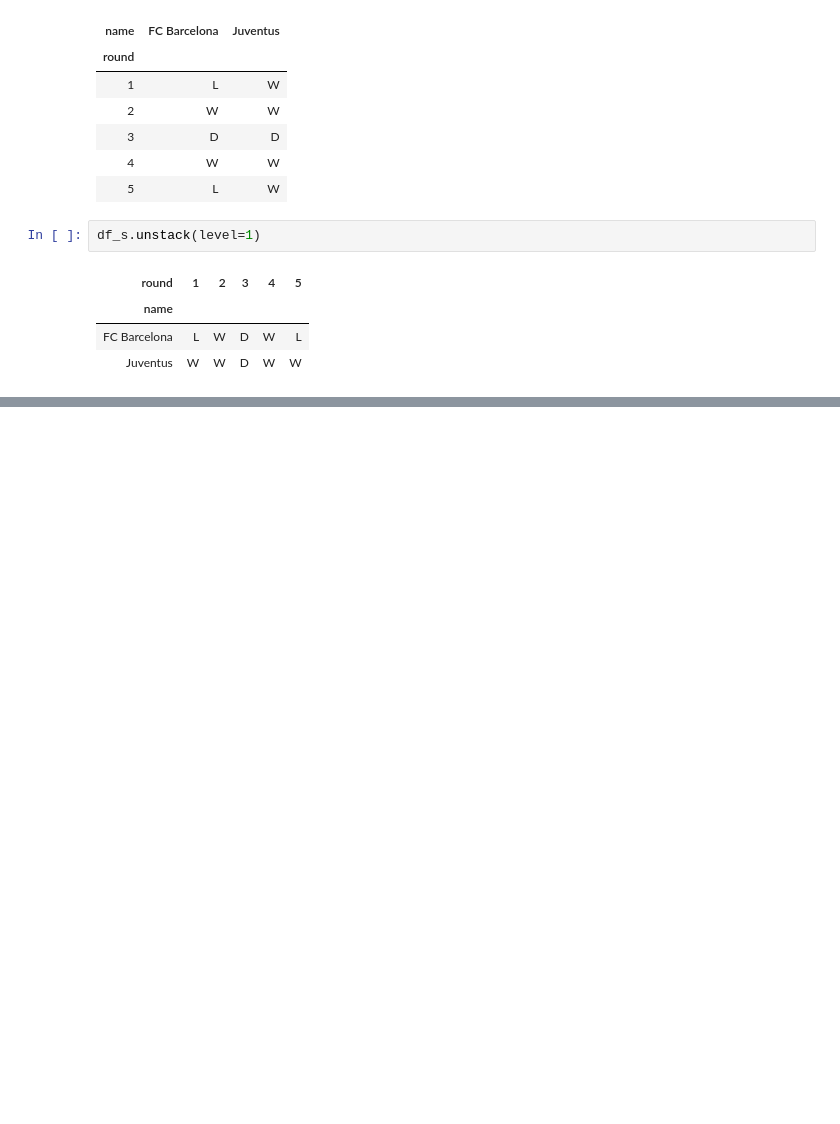
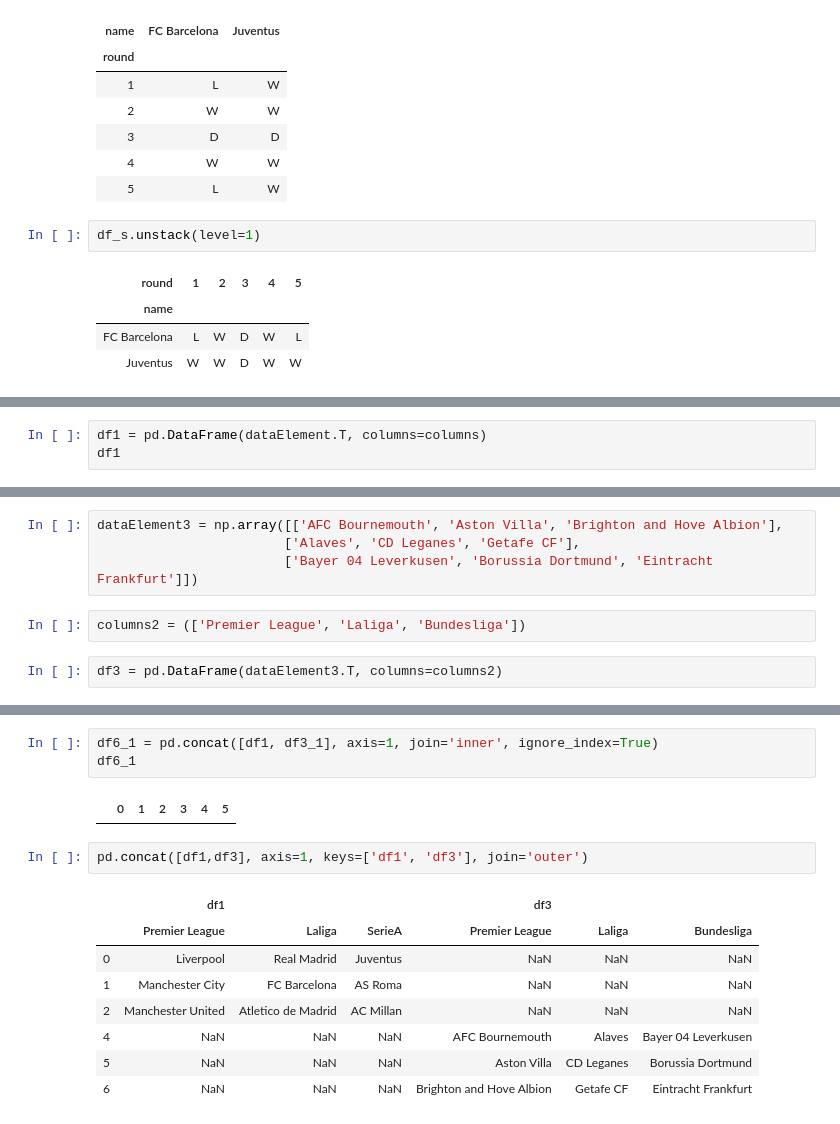
Before and after one commit to galaxy1014/ML_module_summary, a Jupyter notebook: Pandas/Chapter5_Reconstruction/Chapter5.ipynb, the cells around one changed output, grey strips where cells are left out. Cells and saved outputs as stored; diff of their text form; blank space fills up the shorter version.

Commit message:
add : add Chapter5.ipynb code
add concat method part

```diff
--- a/Pandas/Chapter5_Reconstruction/Chapter5.ipynb
+++ b/Pandas/Chapter5_Reconstruction/Chapter5.ipynb
@@ -610,0 +626,3 @@ df_s.unstack(level=1)
+# %%
+df1 = pd.DataFrame(dataElement.T, columns=columns)
+df1
@@ -610,0 +747,8 @@ df_s.unstack(level=1)
+# %%
+dataElement3 = np.array([['AFC Bournemouth', 'Aston Villa', 'Brighton and Hove Albion'],
+                        ['Alaves', 'CD Leganes', 'Getafe CF'],
+                        ['Bayer 04 Leverkusen', 'Borussia Dortmund', 'Eintracht Frankfurt']])
+# %%
+columns2 = (['Premier League', 'Laliga', 'Bundesliga'])
+# %%
+df3 = pd.DataFrame(dataElement3.T, columns=columns2)
@@ -610,0 +813,16 @@ df_s.unstack(level=1)
+# %%
+df6_1 = pd.concat([df1, df3_1], axis=1, join='inner', ignore_index=True)
+df6_1
+# %% [output]
+|  | 0 | 1 | 2 | 3 | 4 | 5 |
+# %%
+pd.concat([df1,df3], axis=1, keys=['df1', 'df3'], join='outer')
+# %% [output]
+|  | df1 |  |  | df3 |  |  |
+|  | Premier League | Laliga | SerieA | Premier League | Laliga | Bundesliga |
+| 0 | Liverpool | Real Madrid | Juventus | NaN | NaN | NaN |
+| 1 | Manchester City | FC Barcelona | AS Roma | NaN | NaN | NaN |
+| 2 | Manchester United | Atletico de Madrid | AC Millan | NaN | NaN | NaN |
+| 4 | NaN | NaN | NaN | AFC Bournemouth | Alaves | Bayer 04 Leverkusen |
+| 5 | NaN | NaN | NaN | Aston Villa | CD Leganes | Borussia Dortmund |
+| 6 | NaN | NaN | NaN | Brighton and Hove Albion | Getafe CF | Eintracht Frankfurt |
```
Also changed, not shown: parts of 35 cells of this notebook.
